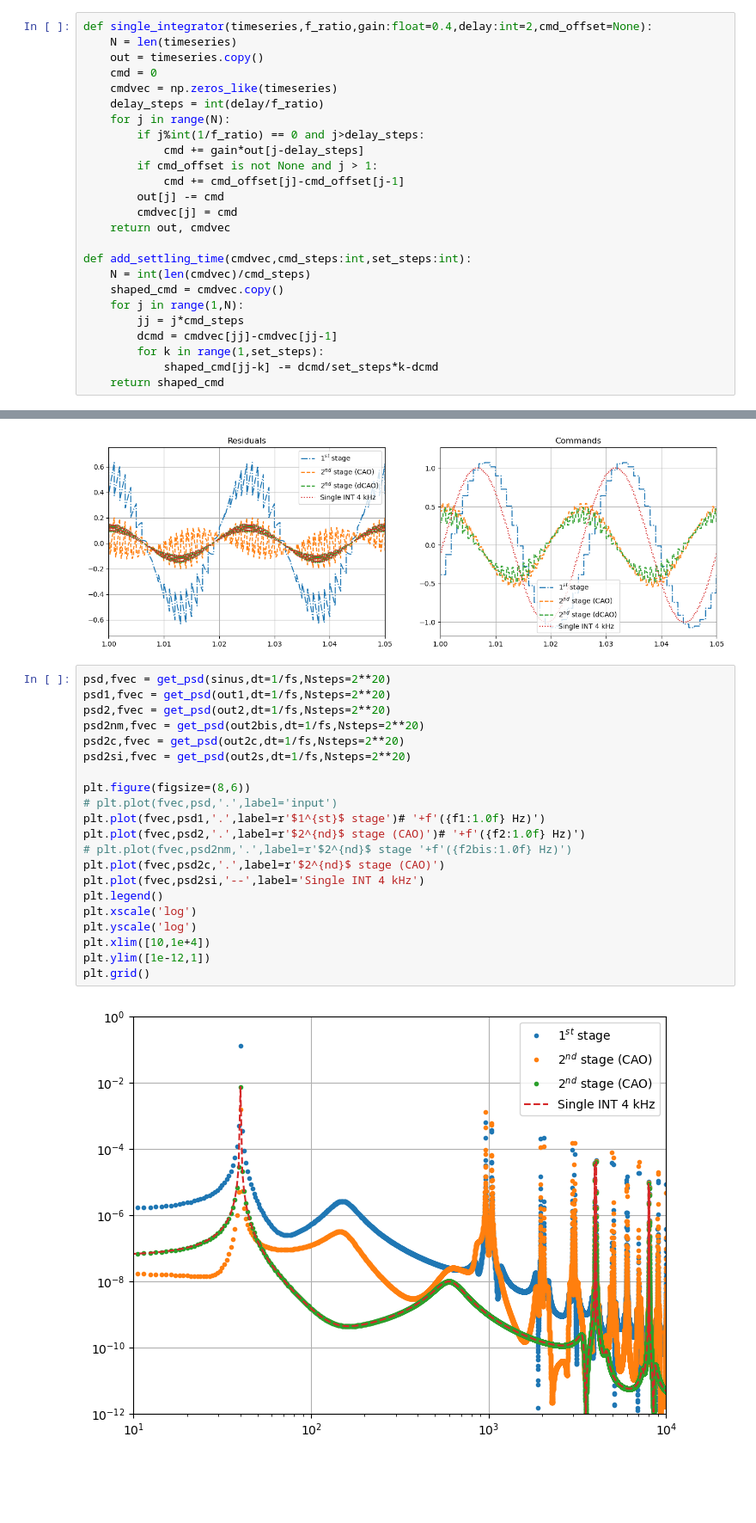
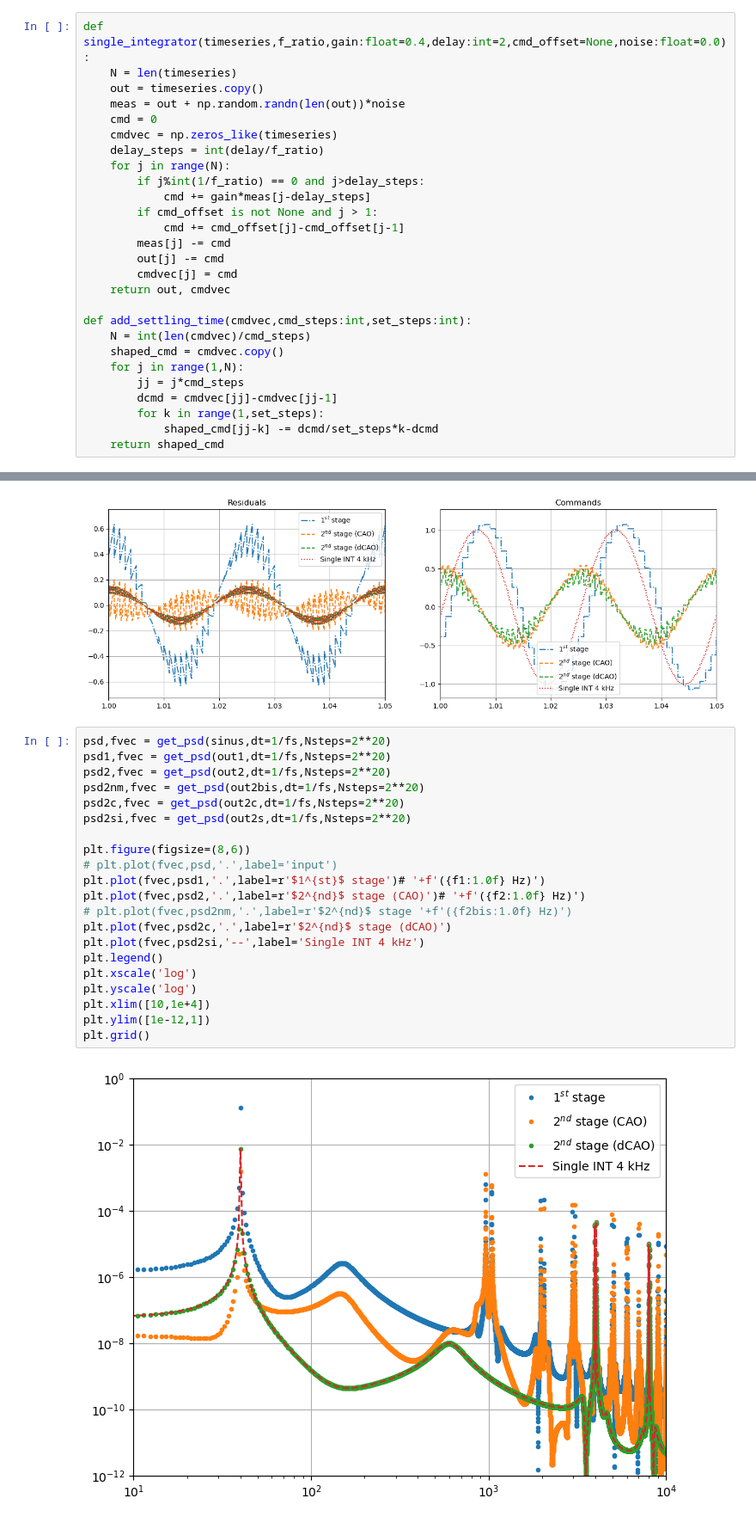
Before and after one commit to ArcetriAdaptiveOptics/ekarus, a Jupyter notebook: ekarus/notebooks/carolineEffect.ipynb, the cells around one changed output, grey strips where cells are left out. Shown at 86% size. Saved outputs shown, nothing was run; the diff lists cells and outputs as text; blank space fills up the shorter version.

```diff
--- a/ekarus/notebooks/carolineEffect.ipynb
+++ b/ekarus/notebooks/carolineEffect.ipynb
@@ -184,15 +113,17 @@ def get_psd(timeseries, dt, Nsteps:int=2000):
 # %%
-def single_integrator(timeseries,f_ratio,gain:float=0.4,delay:int=2,cmd_offset=None):
+def single_integrator(timeseries,f_ratio,gain:float=0.4,delay:int=2,cmd_offset=None,noise:float=0.0):
     N = len(timeseries)
     out = timeseries.copy()
+    meas = out + np.random.randn(len(out))*noise
     cmd = 0
     cmdvec = np.zeros_like(timeseries)
     delay_steps = int(delay/f_ratio)
     for j in range(N):
         if j%int(1/f_ratio) == 0 and j>delay_steps:
-            cmd += gain*out[j-delay_steps]
+            cmd += gain*meas[j-delay_steps]
         if cmd_offset is not None and j > 1:
             cmd += cmd_offset[j]-cmd_offset[j-1]
+        meas[j] -= cmd
         out[j] -= cmd
         cmdvec[j] = cmd
     return out, cmdvec
@@ -306,23 +237,23 @@ plt.grid()
 # %%
 psd,fvec = get_psd(sinus,dt=1/fs,Nsteps=2**20)
 psd1,fvec = get_psd(out1,dt=1/fs,Nsteps=2**20)
 psd2,fvec = get_psd(out2,dt=1/fs,Nsteps=2**20)
 psd2nm,fvec = get_psd(out2bis,dt=1/fs,Nsteps=2**20)
 psd2c,fvec = get_psd(out2c,dt=1/fs,Nsteps=2**20)
 psd2si,fvec = get_psd(out2s,dt=1/fs,Nsteps=2**20)
 
 plt.figure(figsize=(8,6))
 # plt.plot(fvec,psd,'.',label='input')
 plt.plot(fvec,psd1,'.',label=r'$1^{st}$ stage')# '+f'({f1:1.0f} Hz)')
 plt.plot(fvec,psd2,'.',label=r'$2^{nd}$ stage (CAO)')# '+f'({f2:1.0f} Hz)')
 # plt.plot(fvec,psd2nm,'.',label=r'$2^{nd}$ stage '+f'({f2bis:1.0f} Hz)')
-plt.plot(fvec,psd2c,'.',label=r'$2^{nd}$ stage (CAO)')
+plt.plot(fvec,psd2c,'.',label=r'$2^{nd}$ stage (dCAO)')
 plt.plot(fvec,psd2si,'--',label='Single INT 4 kHz')
 plt.legend()
 plt.xscale('log')
 plt.yscale('log')
 plt.xlim([10,1e+4])
 plt.ylim([1e-12,1])
 plt.grid()
 # %% [output]
-[figure, old version]
+[figure, new version]
```
Also changed, not shown: parts of 5 cells of this notebook, 6 other files.
